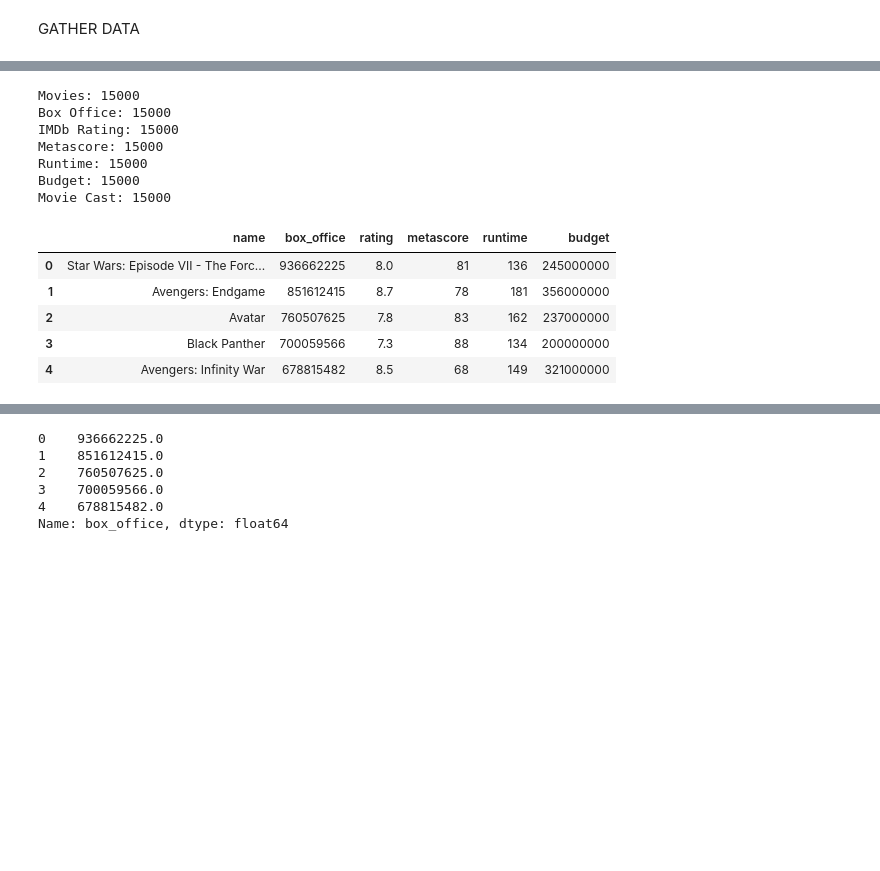
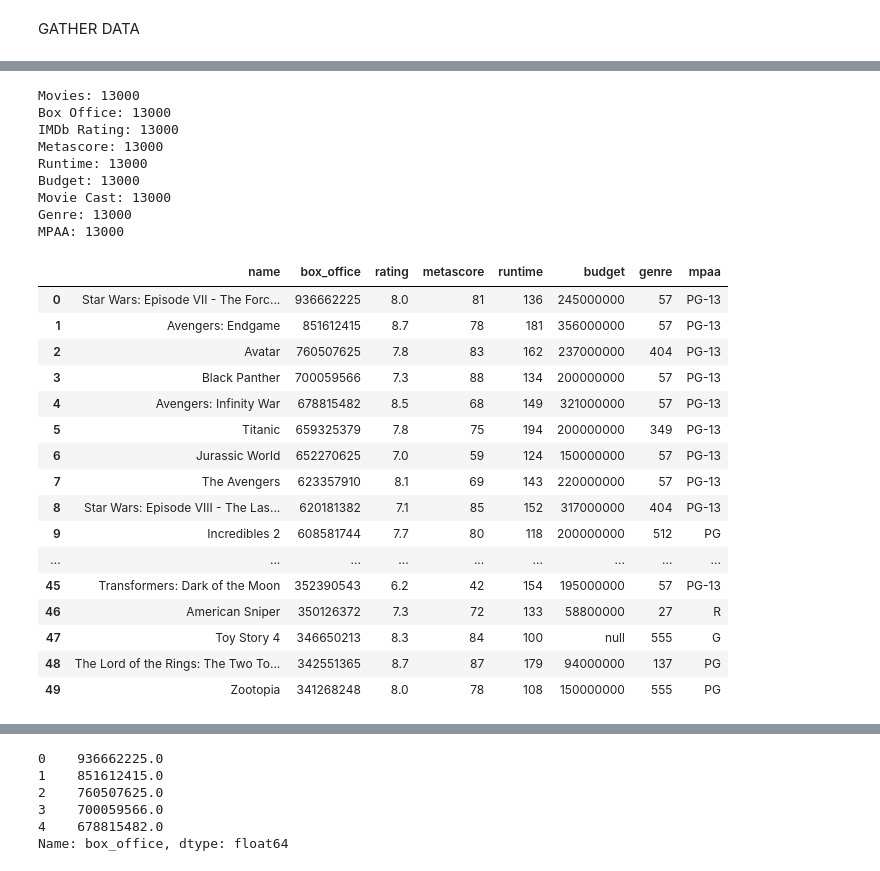
Before and after one commit to F1nalFortune/MLP, a Jupyter notebook: data.ipynb, the cells around one changed output, grey strips where cells are left out. Drawn from its saved outputs; the diff is of its cells as text; code cells hidden in the pictures; blank space fills up the shorter version.

```diff
--- a/data.ipynb
+++ b/data.ipynb
@@ -62,43 +56,76 @@ print(len(movie_runtime))
 # %%
-movie_names = movie_names[:-1]
+movie_names = movie_names[:-2001]
 print("Movies: {}".format(len(movie_names)))
-box_office = box_office[:-1]
+
+box_office = box_office[:-2001]
 print("Box Office: {}".format(len(box_office)))
-imdbRating = imdbRating[:-1]
+
+imdbRating = imdbRating[:-2001]
 print("IMDb Rating: {}".format(len(imdbRating)))
-metascore = metascore[:-1]
+
+metascore = metascore[:-2001]
 print("Metascore: {}".format(len(metascore)))
-movie_runtime = movie_runtime[:-1]
+
+movie_runtime = movie_runtime[:-2001]
 print("Runtime: {}".format(len(movie_runtime)))
-movieBudget = movieBudget[:-1]
+
+movieBudget = movieBudget[:-2001]
 print("Budget: {}".format(len(movieBudget)))
-movieCast = movieCast[:-1]
+
+movieCast = movieCast[:-2001]
 print("Movie Cast: {}".format(len(movieCast)))
+
+genre = genre[:-2001]
+genre_rating =[]
+for x in genre:
+    for idx, val in enumerate(set(genre)):
+        if x == val:
+            genre_rating.append(idx)
+genre = genre_rating
+print("Genre: {}".format(len(genre)))
+
+mpaa = mpaa[:-2001]
+print("MPAA: {}".format(len(mpaa)))
 # %% [output]
-Movies: 15000
-Box Office: 15000
-IMDb Rating: 15000
-Metascore: 15000
-Runtime: 15000
-Budget: 15000
-Movie Cast: 15000
+Movies: 13000
+Box Office: 13000
+IMDb Rating: 13000
+Metascore: 13000
+Runtime: 13000
+Budget: 13000
+Movie Cast: 13000
+Genre: 13000
+MPAA: 13000
 # %%
 df = pd.DataFrame({
     'name': movie_names,
     'box_office': box_office,
     'rating': imdbRating,
     'metascore': metascore,
     'runtime': movie_runtime,
-    'budget': movieBudget
+    'budget': movieBudget,
+    'genre': genre,
+    'mpaa':mpaa
 })
-df.head()
+df.head(50)
 # %% [output]
-|  | name | box_office | rating | metascore | runtime | budget |
-| 0 | Star Wars: Episode VII - The Forc... | 936662225 | 8.0 | 81 | 136 | 245000000 |
-| 1 | Avengers: Endgame | 851612415 | 8.7 | 78 | 181 | 356000000 |
-| 2 | Avatar | 760507625 | 7.8 | 83 | 162 | 237000000 |
-| 3 | Black Panther | 700059566 | 7.3 | 88 | 134 | 200000000 |
-| 4 | Avengers: Infinity War | 678815482 | 8.5 | 68 | 149 | 321000000 |
+|  | name | box_office | rating | metascore | runtime | budget | genre | mpaa |
+| 0 | Star Wars: Episode VII - The Forc... | 936662225 | 8.0 | 81 | 136 | 245000000 | 57 | PG-13 |
+| 1 | Avengers: Endgame | 851612415 | 8.7 | 78 | 181 | 356000000 | 57 | PG-13 |
+| 2 | Avatar | 760507625 | 7.8 | 83 | 162 | 237000000 | 404 | PG-13 |
+| 3 | Black Panther | 700059566 | 7.3 | 88 | 134 | 200000000 | 57 | PG-13 |
+| 4 | Avengers: Infinity War | 678815482 | 8.5 | 68 | 149 | 321000000 | 57 | PG-13 |
+| 5 | Titanic | 659325379 | 7.8 | 75 | 194 | 200000000 | 349 | PG-13 |
+| 6 | Jurassic World | 652270625 | 7.0 | 59 | 124 | 150000000 | 57 | PG-13 |
+| 7 | The Avengers | 623357910 | 8.1 | 69 | 143 | 220000000 | 57 | PG-13 |
+| 8 | Star Wars: Episode VIII - The Las... | 620181382 | 7.1 | 85 | 152 | 317000000 | 404 | PG-13 |
+| 9 | Incredibles 2 | 608581744 | 7.7 | 80 | 118 | 200000000 | 512 | PG |
+| ... | ... | ... | ... | ... | ... | ... | ... | ... |
+| 45 | Transformers: Dark of the Moon | 352390543 | 6.2 | 42 | 154 | 195000000 | 57 | PG-13 |
+| 46 | American Sniper | 350126372 | 7.3 | 72 | 133 | 58800000 | 27 | R |
+| 47 | Toy Story 4 | 346650213 | 8.3 | 84 | 100 | null | 555 | G |
+| 48 | The Lord of the Rings: The Two To... | 342551365 | 8.7 | 87 | 179 | 94000000 | 137 | PG |
+| 49 | Zootopia | 341268248 | 8.0 | 78 | 108 | 150000000 | 555 | PG |
 # %%
 df.drop(df[df['budget'] == 'null'].index, inplace = True)
 df.drop(df[df['runtime'] == 'null'].index, inplace = True)
```
Also changed, not shown: parts of 19 cells of this notebook.
